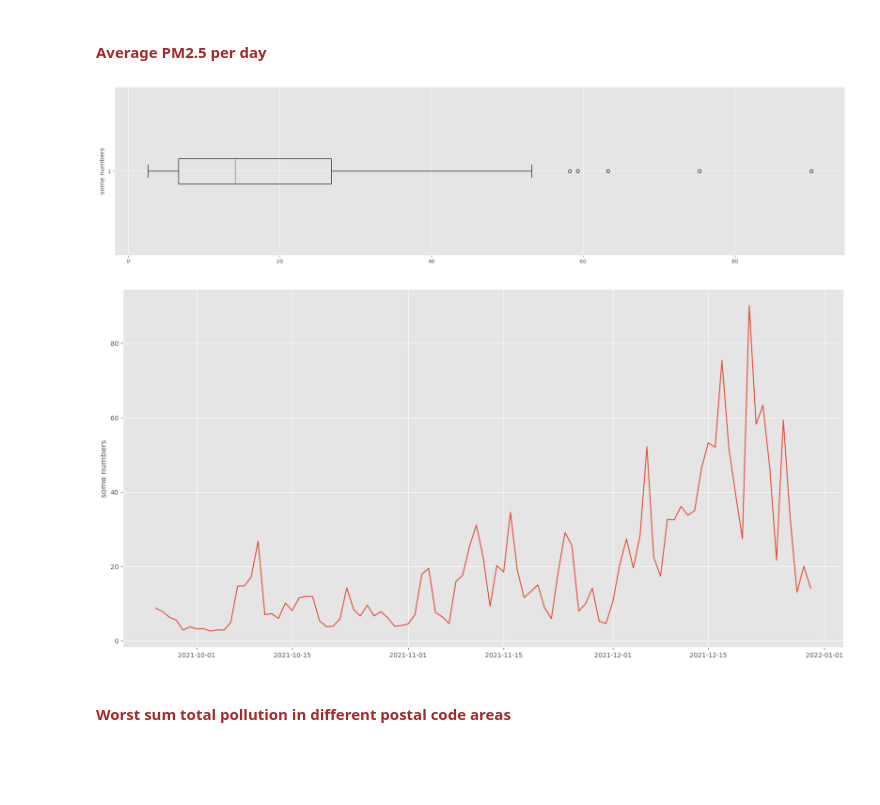
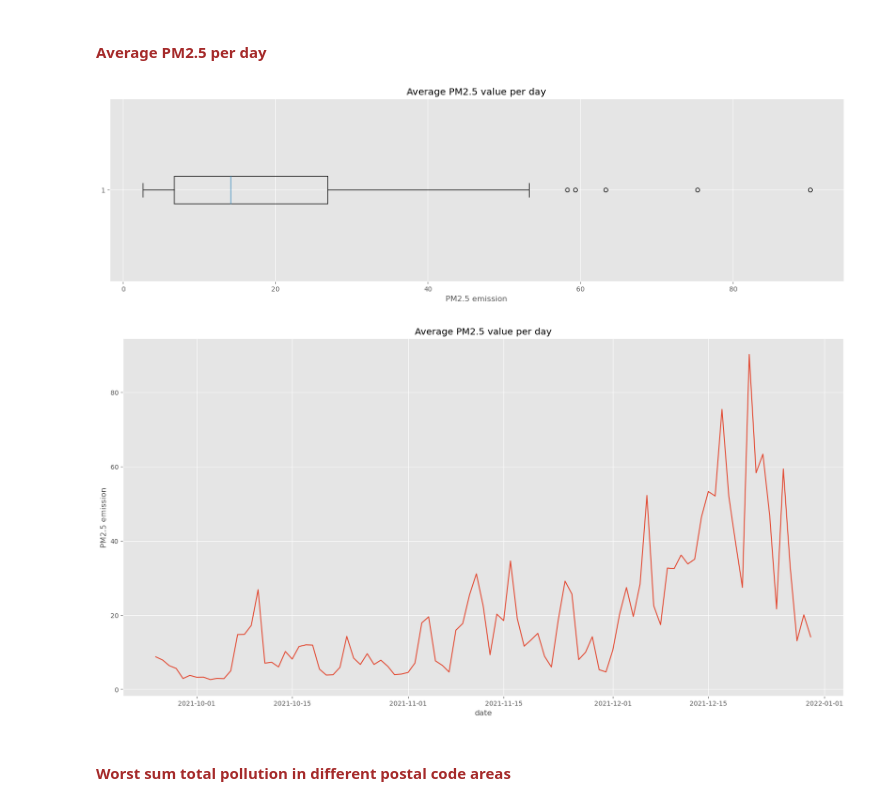
Before and after one commit to rawan-a-d/Air-Quality-Prediction, a Jupyter notebook: air_pollution.ipynb, the cells around one changed output. Saved outputs shown, nothing was run; the diff lists cells and outputs as text; code cells hidden in the pictures; blank space fills up the shorter version.

```diff
--- a/air_pollution.ipynb
+++ b/air_pollution.ipynb
@@ -163,18 +167,20 @@ Spearman: 0.8868444860412877
 <h4><font color=brown>Average PM2.5 per day</font></h4>
 # %%
 plt.figure(figsize=(20,5))
-plt.boxplot( group_by_day['pm2.5'], vert=False)
-plt.ylabel('some numbers')
-plt.tight_layout()
+plt.boxplot(df_ap_day['pm2.5'], vert=False)
+plt.title("Average PM2.5 value per day")
+plt.xlabel("PM2.5 emission")
 plt.show()
 
 plt.figure(figsize=(20,10))
-plt.plot(group_by_day['pm2.5'])
-plt.ylabel('some numbers')
+plt.title("Average PM2.5 value per day")
+plt.plot(df_ap_day['pm2.5'])
+plt.xlabel("Date")
+plt.ylabel("PM2.5 emission")
 plt.show()
 # %% [output]
-[figure, old version]
+[figure, new version]
-[figure, old version]
+[figure, new version]
 # %% [markdown]
 <h4><font color=brown> Worst sum total pollution in different postal code areas</font></h4>
 # %%
```
Also changed, not shown: parts of 6 cells of this notebook.
